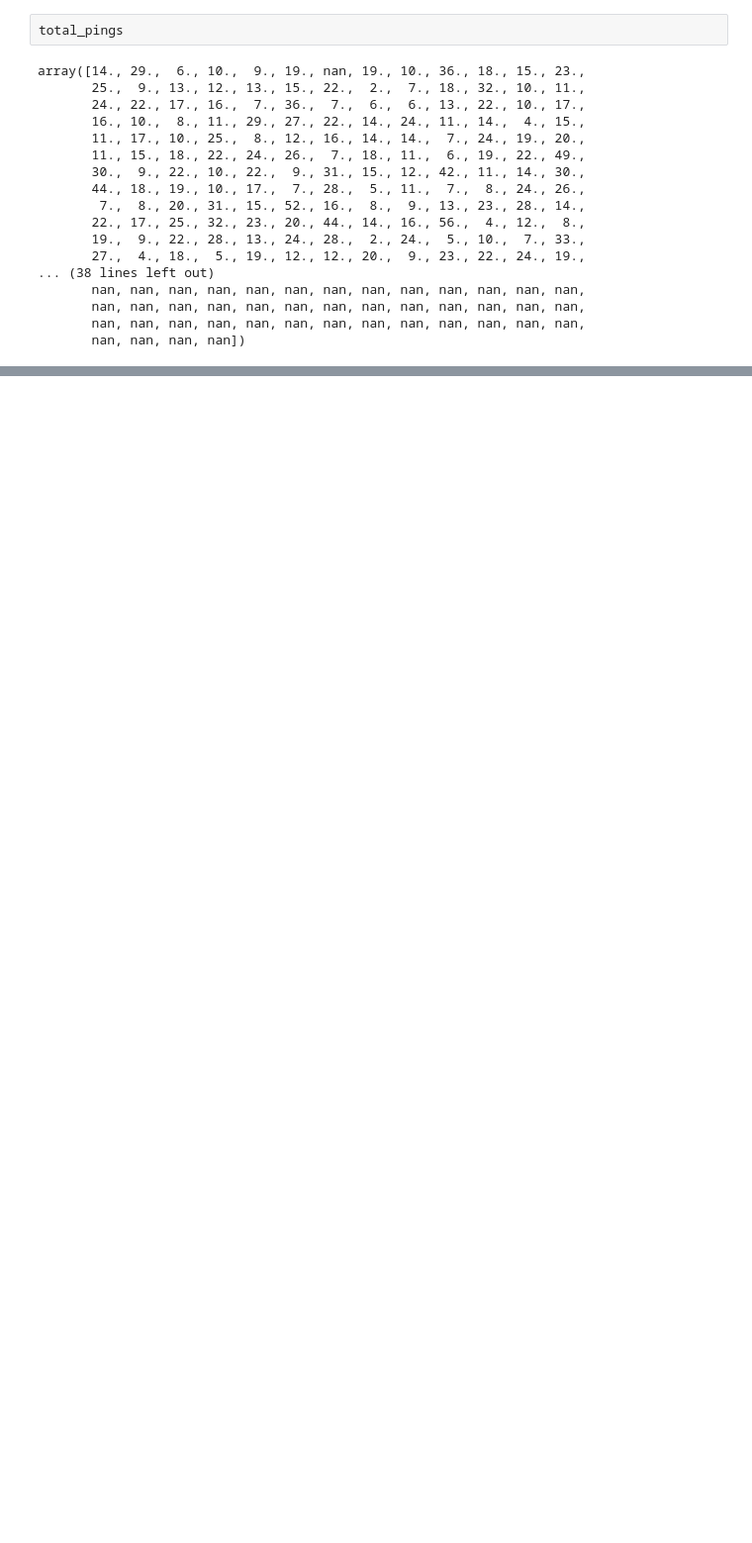
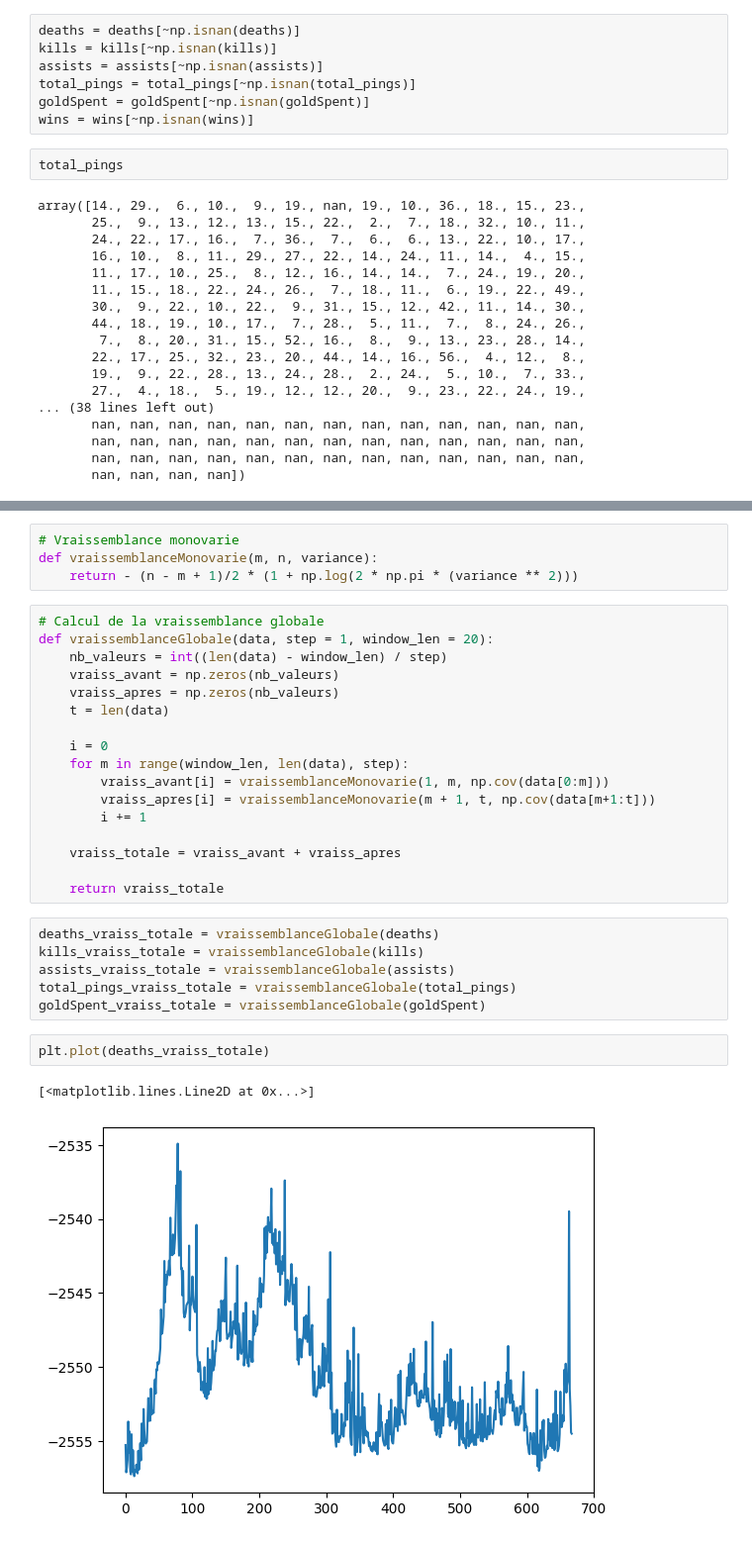
Before and after one commit to TheBigBlase/lolStreakAnalyser, a Jupyter notebook: src/DataAnalysisNotebook.ipynb, the cells around one changed output, grey strips where cells are left out. Shown at 99% size. Saved outputs shown, nothing was run; the diff lists cells and outputs as text; blank space fills up the shorter version.

Commit message:
Added the likelihood function and tested it on some data

```diff
--- a/src/DataAnalysisNotebook.ipynb
+++ b/src/DataAnalysisNotebook.ipynb
@@ -90,3 +90,10 @@ np.nanmean(deaths)
+# %%
+deaths = deaths[~np.isnan(deaths)]
+kills = kills[~np.isnan(kills)]
+assists = assists[~np.isnan(assists)]
+total_pings = total_pings[~np.isnan(total_pings)]
+goldSpent = goldSpent[~np.isnan(goldSpent)]
+wins = wins[~np.isnan(wins)]
 # %%
 total_pings
 # %% [output]
@@ -109,0 +127,32 @@ array([14., 29.,  6., 10.,  9., 19., nan, 19., 10., 36., 18., 15., 23.,
+# %%
+# Vraissemblance monovarie
+def vraissemblanceMonovarie(m, n, variance):
+    return - (n - m + 1)/2 * (1 + np.log(2 * np.pi * (variance ** 2)))
+# %%
+# Calcul de la vraissemblance globale
+def vraissemblanceGlobale(data, step = 1, window_len = 20):
+    nb_valeurs = int((len(data) - window_len) / step)
+    vraiss_avant = np.zeros(nb_valeurs)
+    vraiss_apres = np.zeros(nb_valeurs)
+    t = len(data)
+
+    i = 0
+    for m in range(window_len, len(data), step):
+        vraiss_avant[i] = vraissemblanceMonovarie(1, m, np.cov(data[0:m]))
+        vraiss_apres[i] = vraissemblanceMonovarie(m + 1, t, np.cov(data[m+1:t]))
+        i += 1
+
+    vraiss_totale = vraiss_avant + vraiss_apres
+
+    return vraiss_totale
+# %%
+deaths_vraiss_totale = vraissemblanceGlobale(deaths)
+kills_vraiss_totale = vraissemblanceGlobale(kills)
+assists_vraiss_totale = vraissemblanceGlobale(assists)
+total_pings_vraiss_totale = vraissemblanceGlobale(total_pings)
+goldSpent_vraiss_totale = vraissemblanceGlobale(goldSpent)
+# %%
+plt.plot(deaths_vraiss_totale)
+# %% [output]
+[<matplotlib.lines.Line2D at 0x...>]
+[figure, added]
```
Also changed, not shown: parts of 15 cells of this notebook.
